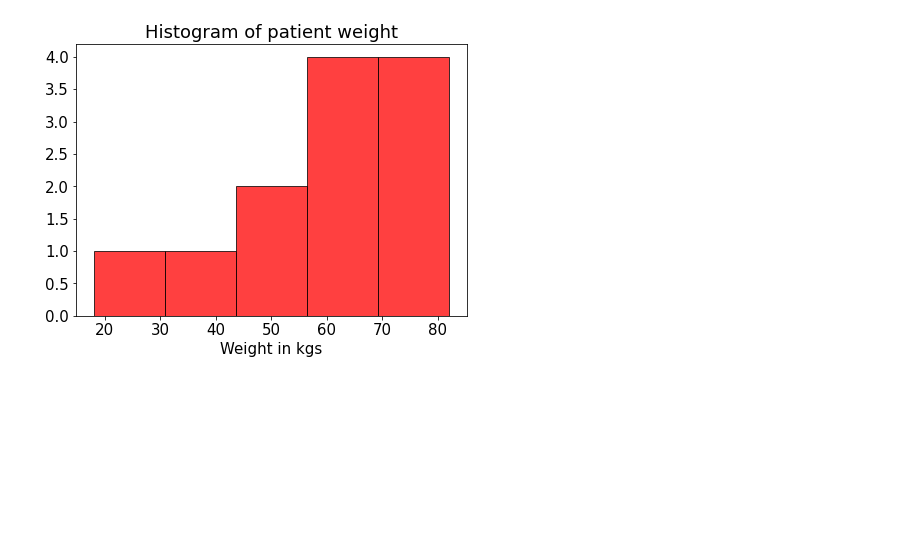
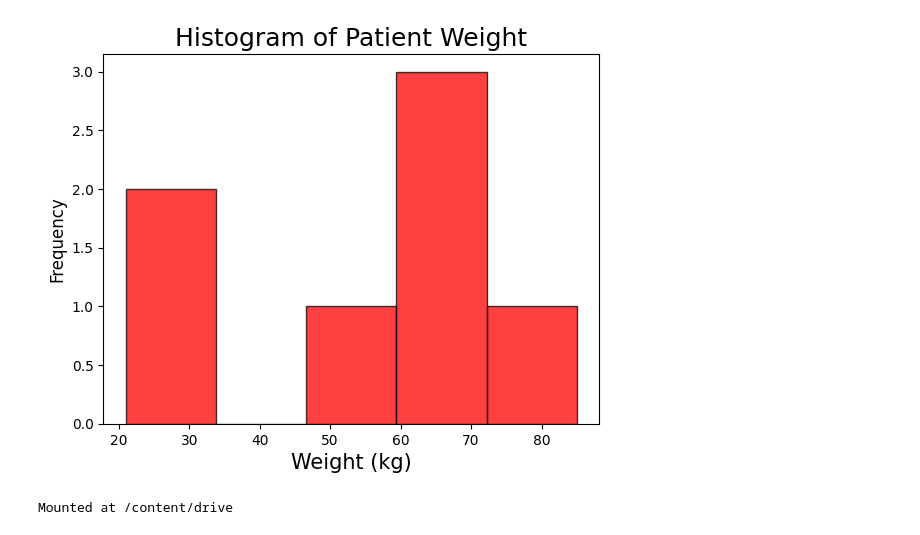
Before and after one commit to 2303A53013/23CSBTB45-46, a Jupyter notebook: AIML_Lab01.ipynb, the cells around one changed output. Cells and saved outputs as stored; diff of their text form; code cells hidden in the pictures; blank space fills up the shorter version.

```diff
--- a/AIML_Lab01.ipynb
+++ b/AIML_Lab01.ipynb
@@ -63,14 +93,18 @@ plt.show()
 # %%
-import numpy as np
-plt.figure(figsize=(7,5))
-plt.hist(weight,color='red',edgecolor='k', alpha=0.75,bins=5)
-plt.title("Histogram of patient weight",fontsize=18)
-plt.xlabel("Weight in kgs",fontsize=15)
-plt.xticks(fontsize=15)
-plt.yticks(fontsize=15)
+
+# Sample data (replace with your actual data)
+weight = [32, 52, 65, 85, 21, 62, 70]  # Weight in kilograms
+
+# Create the histogram
+plt.hist(weight, color='red', edgecolor='k', alpha=0.75, bins=5)  # Specify the bins
+
+plt.title("Histogram of Patient Weight", fontsize=18)
+plt.xlabel("Weight (kg)", fontsize=15)
+plt.ylabel("Frequency", fontsize=12)  # Adding a y-axis label for clarity
+
 plt.show()
 # %% [output]
-[figure, old version]
+[figure, new version]
 # %%
 import numpy as np
 import pandas as pd
@@ -84,0 +111,5 @@ data2
+# %%
+from google.colab import drive
+drive.mount('/content/drive')
+# %% [output]
+Mounted at /content/drive
```
Also changed, not shown: parts of 27 cells of this notebook.
